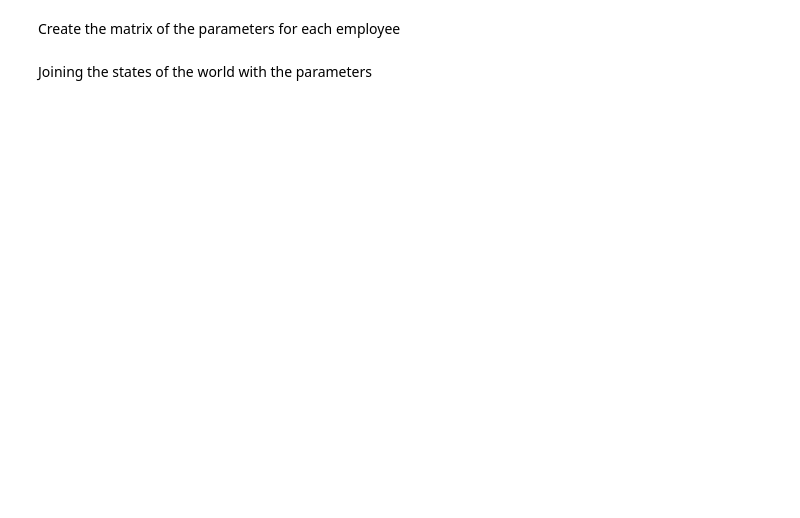
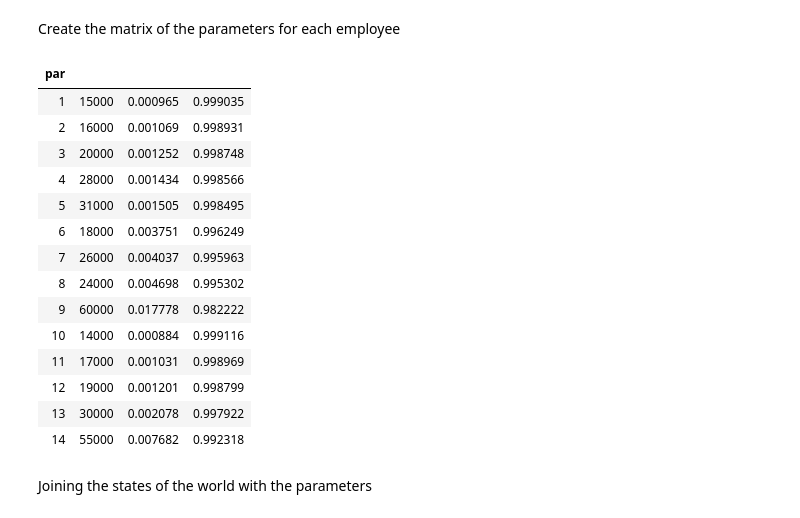
Before and after one commit to jenriqps/risk_theory, a Jupyter notebook: 02_Case_01.ipynb, the cells around one changed output. Saved outputs shown, nothing was run; the diff lists cells and outputs as text; code cells hidden in the pictures; blank space fills up the shorter version.

```diff
--- a/02_Case_01.ipynb
+++ b/02_Case_01.ipynb
@@ -184,28 +352,41 @@ run;
 Create the matrix of the parameters for each employee
 # %%
 proc iml;
-
 	* Number of risk units in the individual risk model;
 	n=&ne.;
 	* Matrix for the parameters;
 	par=j(n,4,.);
 	* ID employee;
 	par[,1]=t(do(1,n,1));
 	* Benefits;
 	par[,2]={15000,16000,20000,28000,31000,18000,26000,24000,60000,14000,17000,19000,30000,55000};
-	*par[,2]={15000,16000,20000};
 	* Mortality rates;
 	par[,3]={0.000965,0.001069,0.001252,0.001434,0.001505,0.003751,0.004037,0.004698,0.017778,0.000884,0.001031,0.001201,0.002078,0.007682};
-	*par[,3]={0.000965,0.001069,0.001252};
 	* Survival rates;
 	par[,4]=1-par[,3];
 	print par;
 	varNames={"id_employee","benefit","q","p"};
 	* Sending the results to a dataset;
 	create par from par[colname=varNames];
 	append from par;
 	close par;
 quit;
+# %% [output]
+| par |  |  |  |
+| 1 | 15000 | 0.000965 | 0.999035 |
+| 2 | 16000 | 0.001069 | 0.998931 |
+| 3 | 20000 | 0.001252 | 0.998748 |
+| 4 | 28000 | 0.001434 | 0.998566 |
+| 5 | 31000 | 0.001505 | 0.998495 |
+| 6 | 18000 | 0.003751 | 0.996249 |
+| 7 | 26000 | 0.004037 | 0.995963 |
+| 8 | 24000 | 0.004698 | 0.995302 |
+| 9 | 60000 | 0.017778 | 0.982222 |
+| 10 | 14000 | 0.000884 | 0.999116 |
+| 11 | 17000 | 0.001031 | 0.998969 |
+| 12 | 19000 | 0.001201 | 0.998799 |
+| 13 | 30000 | 0.002078 | 0.997922 |
+| 14 | 55000 | 0.007682 | 0.992318 |
 # %% [markdown]
 Joining the states of the world with the parameters
 # %%
```
Also changed, not shown: parts of 25 cells of this notebook.
